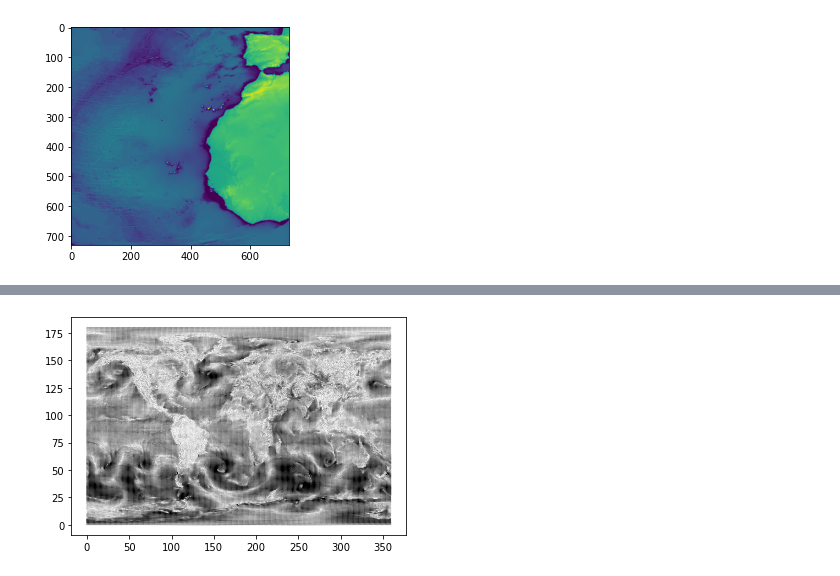
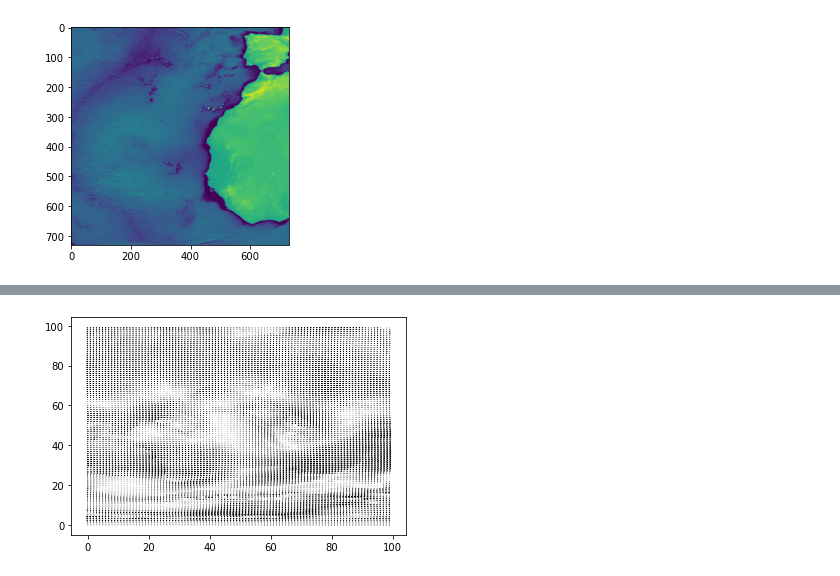
Before and after one commit to MonsieurMajy/WonderDuck, a Jupyter notebook: app/WonderDuck.ipynb, the cells around one changed output, grey strips where cells are left out. Drawn from its saved outputs; the diff is of its cells as text; code cells hidden in the pictures.

```diff
--- a/app/WonderDuck.ipynb
+++ b/app/WonderDuck.ipynb
@@ -346,8 +359,0 @@ def convert_byte_wind(byte) :
-# %%
-r = requests.get(url = 'https://static.virtualregatta.com/winds/live/references.json')
-m = json.loads(r.text)
-
-t1 = datetime.datetime.fromtimestamp(m['references'][0][0]['avail_ts'])
-for i in range(len(m['references'])) :
-    print(datetime.datetime.fromtimestamp(m['references'][i][0]['valid_ts']))
-    print(m['references'][i][0]['valid_time'])
@@ -372,9 +360,9 @@ for i in range(len(m['references'])) :
 # %%
 wind_data = get_wind_info(2022,6,8,12,minute=30,second=0)
 
 plt.figure()
-for i in range(len(wind_data)) :
-    for j in range(len(wind_data[0])) :
+for i in range(len(wind_data[:100])) :
+    for j in range(len(wind_data[0][:100])) :
         plt.arrow(i,j,wind_data[i][j][0]/100,wind_data[i][j][1]/100)
 # %% [output]
-[figure, old version]
+[figure, new version]
```
Also changed, not shown: parts of 9 cells of this notebook.
